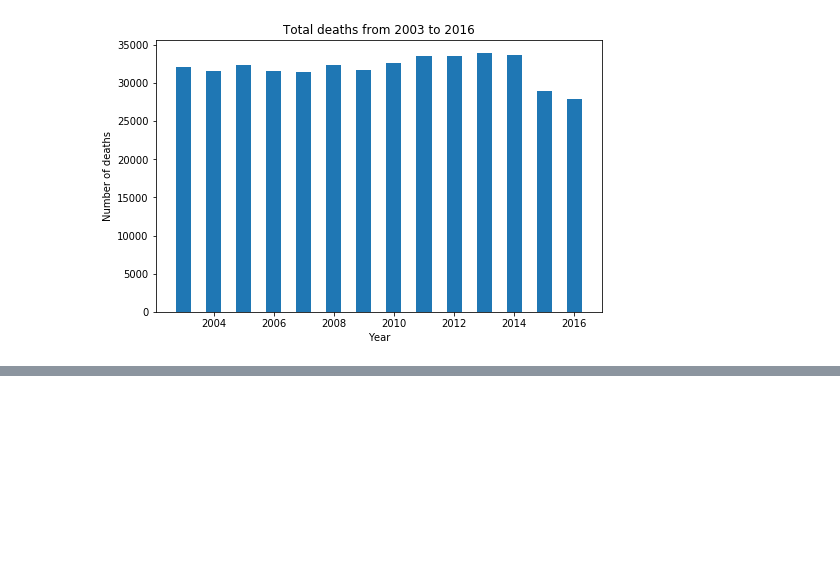
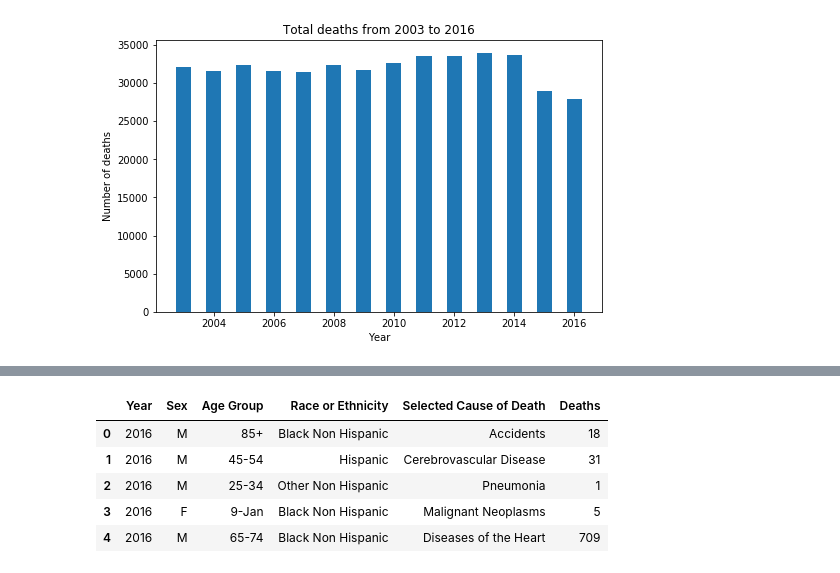
Before and after one commit to daniel-a-r/LAGCC-Data-Structures-Project, a Jupyter notebook: MAC 286 Project.ipynb, the cells around one changed output, grey strips where cells are left out. Cells and saved outputs as stored; diff of their text form; code cells hidden in the pictures; blank space fills up the shorter version.

```diff
--- a/MAC 286 Project.ipynb
+++ b/MAC 286 Project.ipynb
@@ -115,3 +123,18 @@ plt.show()
 # %%
 #creates a new dataframe that isolates 2016 data
 twentysixteen = data[data.Year == 2016]
+
+#different method of isolating data
+#isolates data from 2003
+
+# data.groupby('Year').get_group(2003)
+
+#prints the top of the dataframe
+twentysixteen.head()
+# %% [output]
+|  | Year | Sex | Age Group | Race or Ethnicity | Selected Cause of Death | Deaths |
+| 0 | 2016 | M | 85+ | Black Non Hispanic | Accidents | 18 |
+| 1 | 2016 | M | 45-54 | Hispanic | Cerebrovascular Disease | 31 |
+| 2 | 2016 | M | 25-34 | Other Non Hispanic | Pneumonia | 1 |
+| 3 | 2016 | F | 9-Jan | Black Non Hispanic | Malignant Neoplasms | 5 |
+| 4 | 2016 | M | 65-74 | Black Non Hispanic | Diseases of the Heart | 709 |
```
Also changed, not shown: parts of 22 cells of this notebook.
